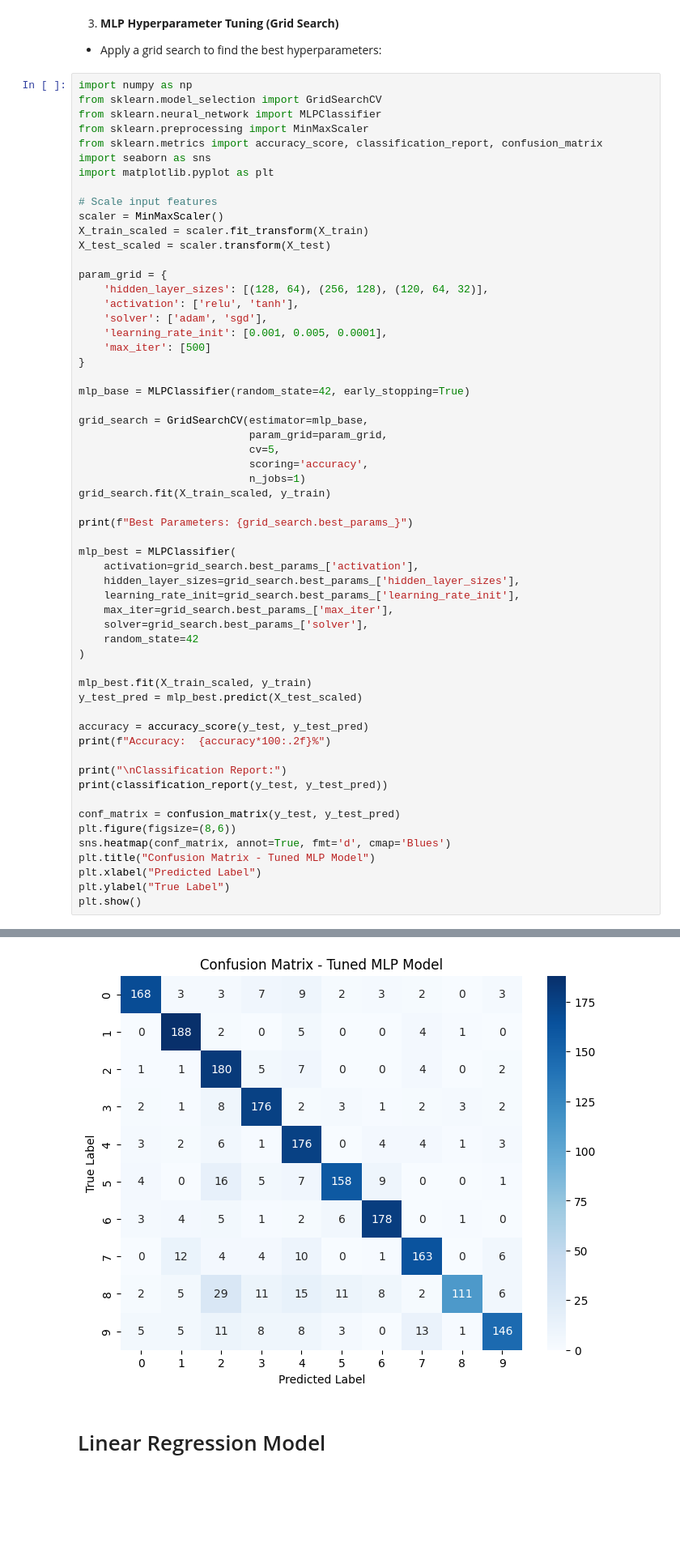
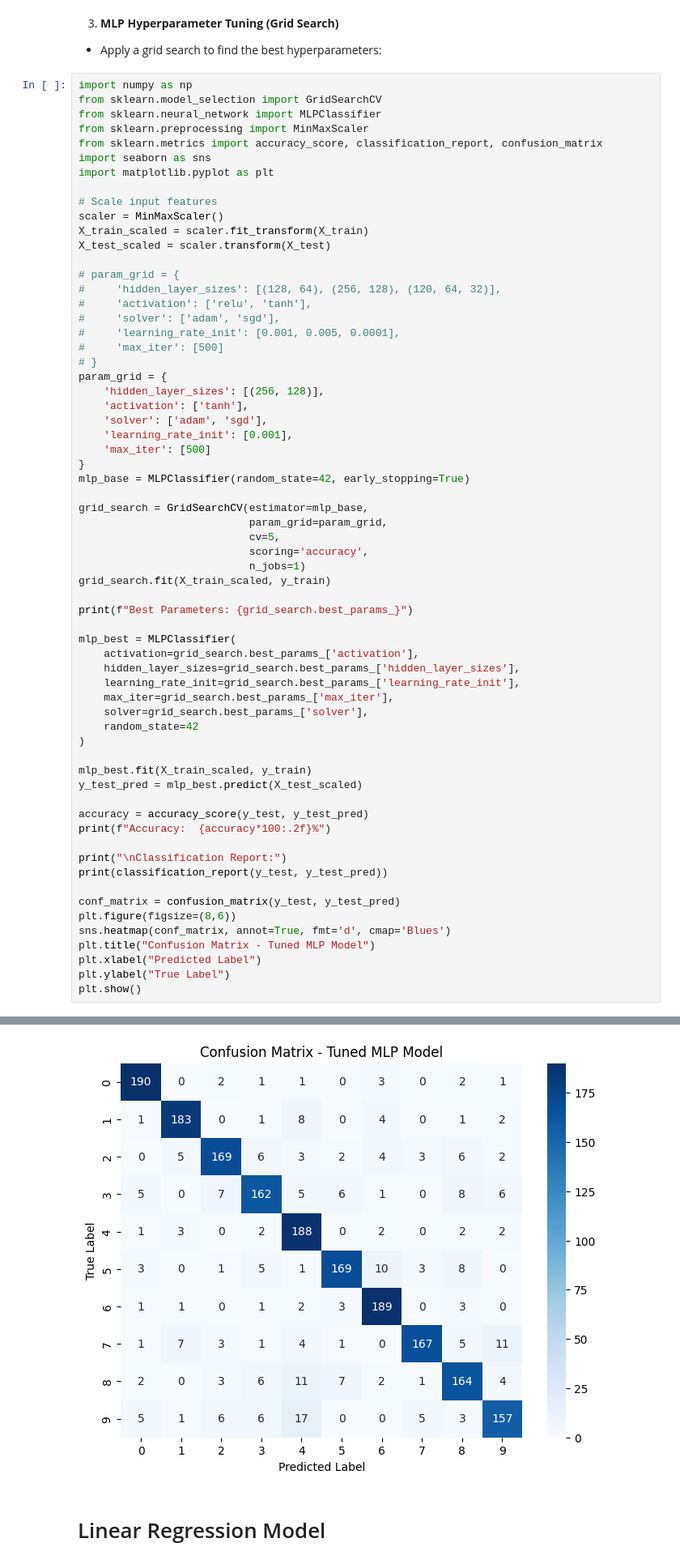
Before and after one commit to HabibaAhmed11111/ML_Project, a Jupyter notebook: project.ipynb, the cells around one changed output, grey strips where cells are left out. Shown: that part at 81% size. Drawn from its saved outputs; the diff is of its cells as text; blank space fills up the shorter version.

```diff
--- a/project.ipynb
+++ b/project.ipynb
@@ -374,14 +374,20 @@ scaler = MinMaxScaler()
 X_train_scaled = scaler.fit_transform(X_train)
 X_test_scaled = scaler.transform(X_test)
 
+# param_grid = {
+#     'hidden_layer_sizes': [(128, 64), (256, 128), (120, 64, 32)],
+#     'activation': ['relu', 'tanh'],
+#     'solver': ['adam', 'sgd'],
+#     'learning_rate_init': [0.001, 0.005, 0.0001],
+#     'max_iter': [500]
+# }
 param_grid = {
-    'hidden_layer_sizes': [(128, 64), (256, 128), (120, 64, 32)],
-    'activation': ['relu', 'tanh'],
+    'hidden_layer_sizes': [(256, 128)],
+    'activation': ['tanh'],
     'solver': ['adam', 'sgd'],
-    'learning_rate_init': [0.001, 0.005, 0.0001],
+    'learning_rate_init': [0.001],
     'max_iter': [500]
 }
-
 mlp_base = MLPClassifier(random_state=42, early_stopping=True)
 
 grid_search = GridSearchCV(estimator=mlp_base,
@@ -442,4 +448,4 @@ weighted avg       0.83      0.82      0.82      2000
-[figure, old version]
+[figure, new version]
 # %% [markdown]
 # Linear Regression Model
 # %%
```
Also changed, not shown: parts of 26 cells of this notebook.
